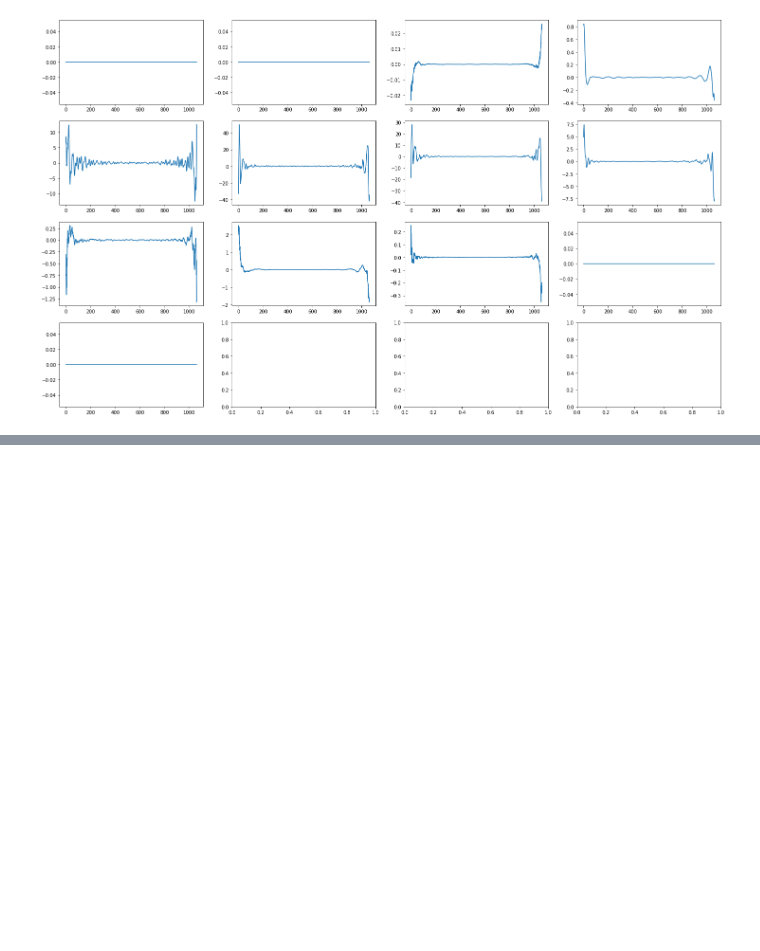
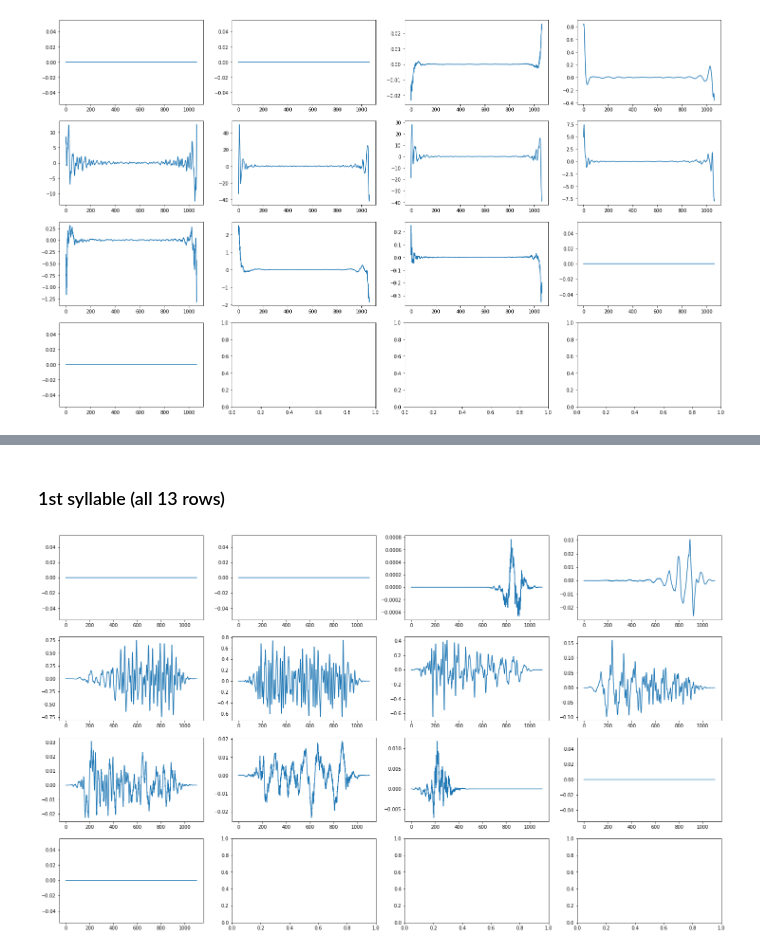
Before and after one commit to neuralsrg/EEG, a Jupyter notebook: Spectrums.ipynb, the cells around one changed output, grey strips where cells are left out. Cells and saved outputs as stored; diff of their text form; code cells hidden in the pictures; blank space fills up the shorter version.

```diff
--- a/Spectrums.ipynb
+++ b/Spectrums.ipynb
@@ -137,0 +189,11 @@ scipy.io.wavfile.write('/home/srg/Documents/MSU/EEG/data/50ms/1.wav', SR, save)
+# %% [markdown]
+### 1st syllable (all 13 rows)
+# %%
+fig, axes = plt.subplots(figsize=(25, 15), nrows=4, ncols=4)
+for i in range(4):
+    for j in range(4):
+        axes[i][j].plot(Signal[4 * i + j])
+        if 4 * i + j == 12:
+            break
+# %% [output]
+[figure, added]
```
Also changed, not shown: parts of 13 cells of this notebook, 1 other file.
